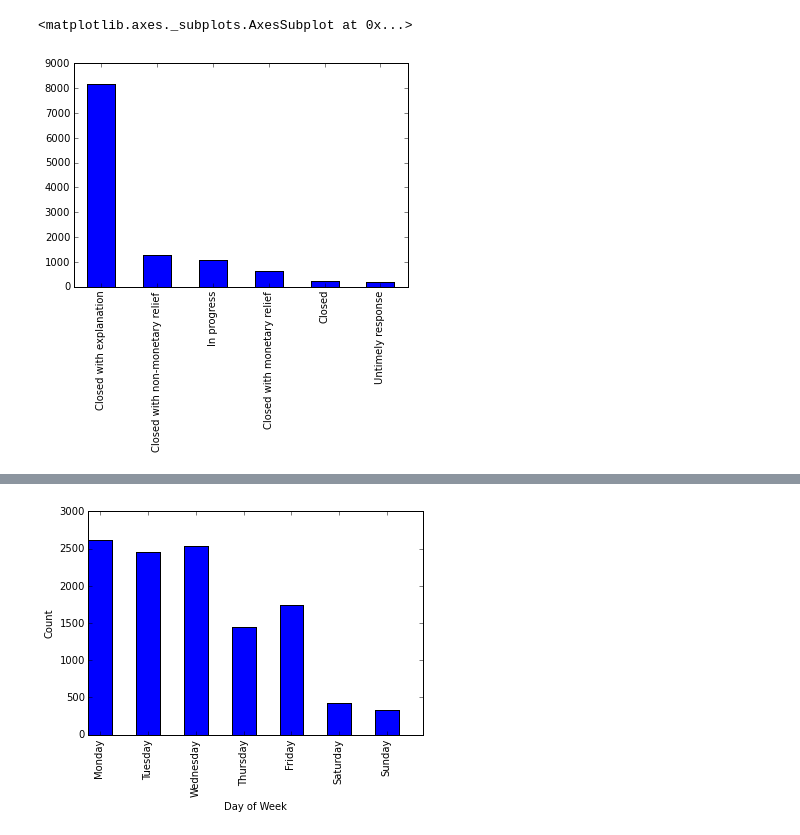
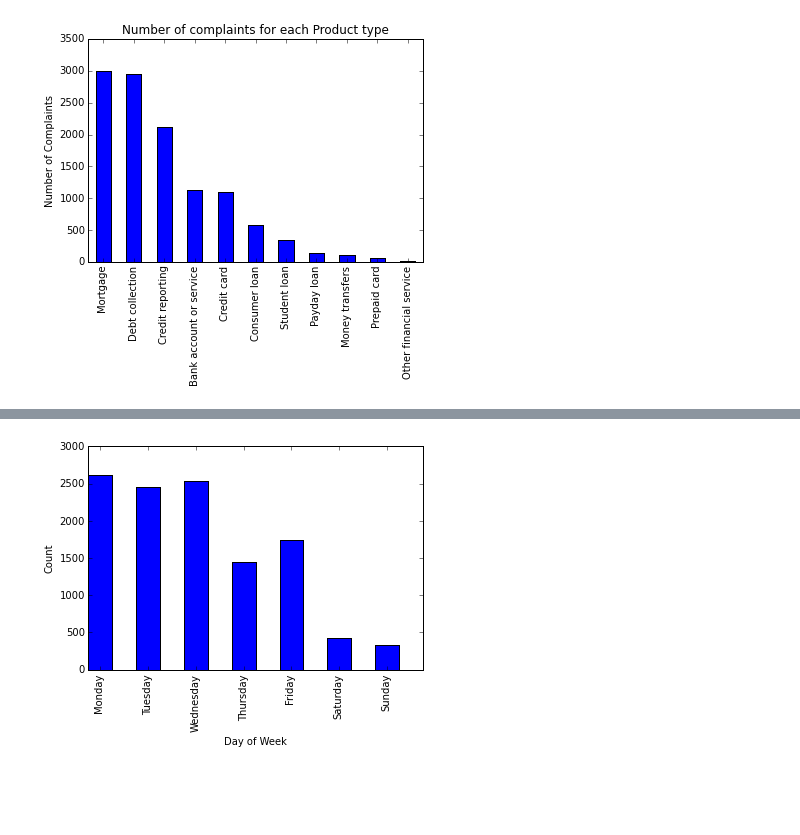
Before and after one commit to JonathanFrederick/consumer-complaints, a Jupyter notebook: consumer-complaints.ipynb, the cells around one changed output, grey strips where cells are left out. Drawn from its saved outputs; the diff is of its cells as text; code cells hidden in the pictures; blank space fills up the shorter version.

```diff
--- a/consumer-complaints.ipynb
+++ b/consumer-complaints.ipynb
@@ -18,5 +8,7 @@ complaints_dec14['Company'].value_counts()[:10].plot("bar")
-# %%
-complaints_dec14['Company response'].value_counts().plot("bar")
-# %% [output]
-<matplotlib.axes._subplots.AxesSubplot at 0x...>
-[figure, removed]
+# %%
+complaints_dec14['Product'].value_counts().plot("bar")
+plt.title("Number of complaints for each Product type")
+plt.ylabel("Number of Complaints")
+plt.show()
+# %% [output]
+[figure, added]
```
Also changed, not shown: parts of 16 cells of this notebook.
